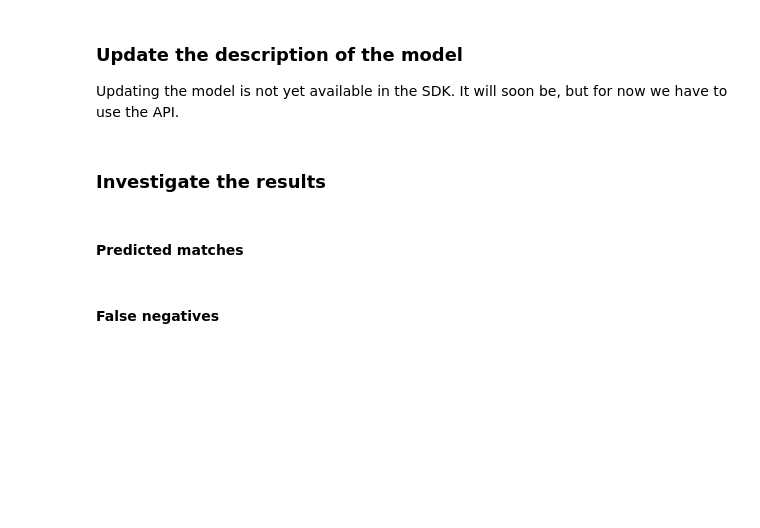
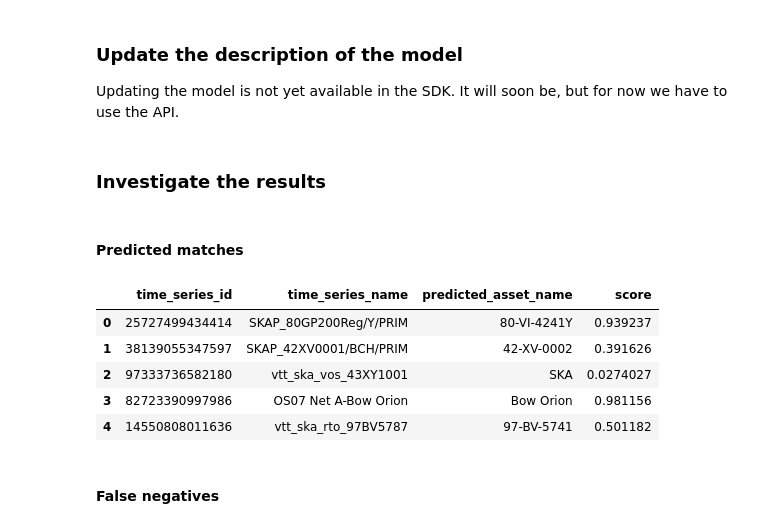
Before and after one commit to cognitedata/dshub-tutorials, a Jupyter notebook: advanced/Comparing Entity Matching models with SDK-experimental demo.ipynb, the cells around one changed output. Saved outputs shown, nothing was run; the diff lists cells and outputs as text; code cells hidden in the pictures; blank space fills up the shorter version.

Commit message:
update entity matching demo

```diff
--- a/advanced/Comparing Entity Matching models with SDK-experimental demo.ipynb
+++ b/advanced/Comparing Entity Matching models with SDK-experimental demo.ipynb
@@ -57,31 +64,31 @@ In this tutorial 10 parameter combinations are tested.
 test_combs = [
     {
         "name": "simple",
-        "keys_from_to": [("name", "name")],
+        "match_fields": [("name", "name")],
         "feature_type": "simple",
         "classifier": "RandomForest",
     },
     {
         "name": "simple_extra_keys",
-        "keys_from_to": [("name", "name"), ("description", "description")],
+        "match_fields": [("name", "name"), ("description", "description")],
         "feature_type": "simple",
         "classifier": "RandomForest",
     },
     {
         "name": "bigram",
-        "keys_from_to": [("name", "name")],
+        "match_fields": [("name", "name")],
         "feature_type": "bigram",
         "classifier": "RandomForest",
     },
     {
         "name": "bigram_extra_keys",
-        "keys_from_to": [("name", "name"), ("description", "description")],
+        "match_fields": [("name", "name"), ("description", "description")],
         "feature_type": "bigram",
         "classifier": "RandomForest",
     },
     {
         "name": "simple_all_keys",
-        "keys_from_to": [
+        "match_fields": [
             ("name", "name"),
             ("description", "description"),
             ("name", "description"),
@@ -92,31 +99,31 @@ test_combs = [
     },
     {
         "name": "frequency_weighted_bigram",
-        "keys_from_to": [("name", "name")],
+        "match_fields": [("name", "name")],
         "feature_type": "simple",
         "classifier": "RandomForest",
     },
     {
         "name": "frequency_weighted_bigram",
-        "keys_from_to": [("name", "name")],
+        "match_fields": [("name", "name")],
         "feature_type": "frequency-weighted-bigram",
         "classifier": "RandomForest",
     },
     {
         "name": "bigram_extra_tokenizers",
-        "keys_from_to": [("name", "name")],
+        "match_fields": [("name", "name")],
         "feature_type": "bigram-extra-tokenizers",
         "classifier": "RandomForest",
     },
     {
         "name": "bigram_combo",
-        "keys_from_to": [("name", "name")],
+        "match_fields": [("name", "name")],
         "feature_type": "bigram-combo",
         "classifier": "RandomForest",
     },
     {
         "name": "unsupervised",
-        "keys_from_to": [("name", "name")],
+        "match_fields": [("name", "name")],
         "feature_type": "bigram",
         "classifier": "Unsupervised",
     },
@@ -134,7 +141,7 @@ def evaluate(true_matches, predicted_matches, score_threshold):
         if x.get("matches") and x["matches"][0]["score"] > score_threshold
     ]
     predicted_positive_matches = [
-        (x["matchFrom"]["id"], x["matches"][0]["matchTo"]["id"])
+        (x["source"]["id"], x["matches"][0]["target"]["id"])
         for x in predicted_positive_match
     ]
 
@@ -154,6 +184,5 @@ Store run time as the time from the model starts training until it is done predi
 # %%
 score_threshold = 0.75
-
 for parameter_comb in test_combs:
     if parameter_comb["classifier"] == "Unsupervised":
         true_matches = None
@@ -164,17 +193,18 @@ for parameter_comb in test_combs:
 
     start_time = time.time()
     model = client.entity_matching.fit(
-        match_from=time_series_train,
-        match_to=assets,
-        true_matches=true_matches_train,
-        keys_from_to=parameter_comb["keys_from_to"],
+        sources=time_series_train,
+        targets=assets,
+        true_matches=true_matches,
+        match_fields=parameter_comb["match_fields"],
         feature_type=parameter_comb["feature_type"],
         classifier=classifier,
-        complete_missing=True,
+        ignore_missing_fields=True,
         name=parameter_comb["name"],
     )
+
     results = model.predict(
-        match_from=time_series_test, match_to=assets).result
+        sources=time_series_test, targets=assets).result
     parameter_comb["runtime"] = time.time() - start_time
     (tp, fp, fn, precision, recall, f1) = evaluate(
         true_matches=true_matches_test,
@@ -224,7 +267,7 @@ model = client.entity_matching.update(model)
 ### Investigate the results
 # %%
 # Predict on the test-data and evaluate ones more.
-results = model.predict(match_from=time_series_test, match_to=assets).result
+results = model.predict(sources=time_series_test, targets=assets).result
 (tp, fp, fn, precision, recall, f1) = evaluate(
     true_matches=true_matches_test,
     predicted_matches=results["items"],
@@ -235,24 +278,31 @@ results = model.predict(match_from=time_series_test, match_to=assets).result
 # %%
 predicted_matches_list = []
 for x in results["items"]:
-    time_series_id = x["matchFrom"]["id"]
-    time_series_name = x["matchFrom"]["name"]
+    time_series_id = x["source"]["id"]
+    time_series_name = x["source"]["name"]
     matches = x["matches"]
     if matches:
         score = matches[0]["score"]
-        asset_name = matches[0]["matchTo"]["name"]
+        asset_name = matches[0]["target"]["name"]
     else:
         score, asset_name = "", ""
     predicted_matches_list.append(
         {
             "time_series_id": time_series_id,
             "time_series_name": time_series_name,
             "predicted_asset_name": asset_name,
             "score": score,
         }
     )
 df_predicted_matches = pd.DataFrame(predicted_matches_list)
 df_predicted_matches.head()
+# %% [output]
+|  | time_series_id | time_series_name | predicted_asset_name | score |
+| 0 | 25727499434414 | SKAP_80GP200Reg/Y/PRIM | 80-VI-4241Y | 0.939237 |
+| 1 | 38139055347597 | SKAP_42XV0001/BCH/PRIM | 42-XV-0002 | 0.391626 |
+| 2 | 97333736582180 | vtt_ska_vos_43XY1001 | SKA | 0.0274027 |
+| 3 | 82723390997986 | OS07 Net A-Bow Orion | Bow Orion | 0.981156 |
+| 4 | 14550808011636 | vtt_ska_rto_97BV5787 | 97-BV-5741 | 0.501182 |
 # %% [markdown]
 #### False negatives
 # %%
```
Also changed, not shown: parts of 10 cells of this notebook, 1 other file.
